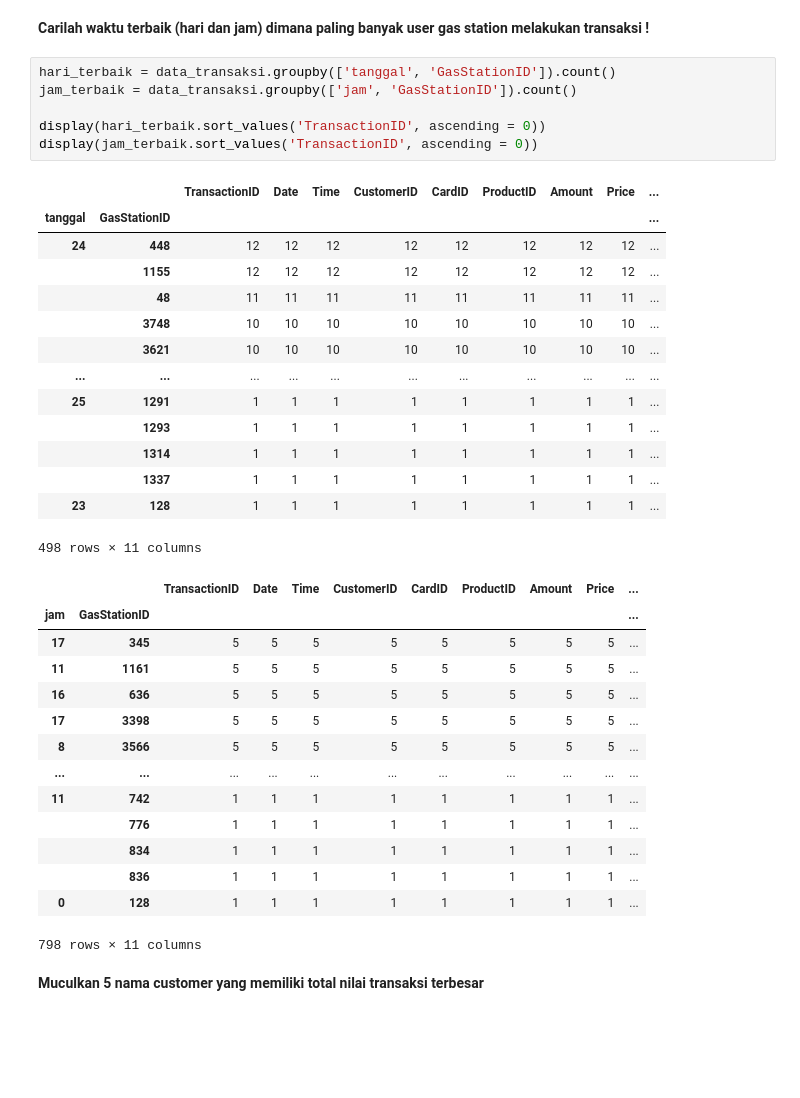
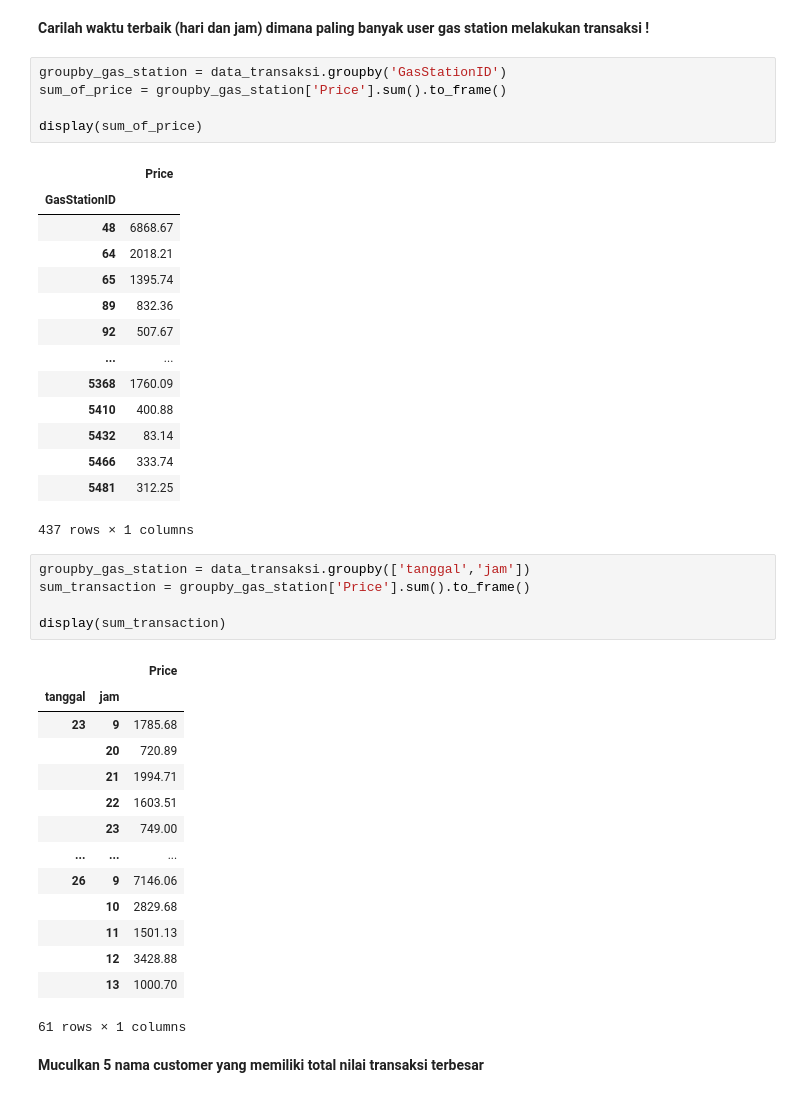
Before and after one commit to adammb86/FGAUNIKOM2021, a Jupyter notebook: Topic 12 - Latihan Pandas.ipynb, the cells around one changed output. Drawn from its saved outputs; the diff is of its cells as text; blank space fills up the shorter version.

```diff
--- a/Topic 12 - Latihan Pandas.ipynb
+++ b/Topic 12 - Latihan Pandas.ipynb
@@ -303,41 +303,46 @@ display(sort_price.head())
 | 360 | 30895 | 5940.01 |
 # %% [markdown]
 <b>Carilah waktu terbaik (hari dan jam) dimana paling banyak user gas station melakukan transaksi !</b>
+# %%
+groupby_gas_station = data_transaksi.groupby('GasStationID')
+sum_of_price = groupby_gas_station['Price'].sum().to_frame()
+
+display(sum_of_price)
+# %% [output]
+|  | Price |
+| GasStationID |  |
+| 48 | 6868.67 |
+| 64 | 2018.21 |
+| 65 | 1395.74 |
+| 89 | 832.36 |
+| 92 | 507.67 |
+| ... | ... |
+| 5368 | 1760.09 |
+| 5410 | 400.88 |
+| 5432 | 83.14 |
+| 5466 | 333.74 |
+| 5481 | 312.25 |
+437 rows × 1 columns
 # %%
-hari_terbaik = data_transaksi.groupby(['tanggal', 'GasStationID']).count()
-jam_terbaik = data_transaksi.groupby(['jam', 'GasStationID']).count()
+groupby_gas_station = data_transaksi.groupby(['tanggal','jam'])
+sum_transaction = groupby_gas_station['Price'].sum().to_frame()
 
-display(hari_terbaik.sort_values('TransactionID', ascending = 0))
-display(jam_terbaik.sort_values('TransactionID', ascending = 0))
+display(sum_transaction)
 # %% [output]
-|  |  | TransactionID | Date | Time | CustomerID | CardID | ProductID | Amount | Price | ... |
-| tanggal | GasStationID |  |  |  |  |  |  |  |  | ... |
-| 24 | 448 | 12 | 12 | 12 | 12 | 12 | 12 | 12 | 12 | ... |
-|  | 1155 | 12 | 12 | 12 | 12 | 12 | 12 | 12 | 12 | ... |
-|  | 48 | 11 | 11 | 11 | 11 | 11 | 11 | 11 | 11 | ... |
-|  | 3748 | 10 | 10 | 10 | 10 | 10 | 10 | 10 | 10 | ... |
-|  | 3621 | 10 | 10 | 10 | 10 | 10 | 10 | 10 | 10 | ... |
-| ... | ... | ... | ... | ... | ... | ... | ... | ... | ... | ... |
-| 25 | 1291 | 1 | 1 | 1 | 1 | 1 | 1 | 1 | 1 | ... |
-|  | 1293 | 1 | 1 | 1 | 1 | 1 | 1 | 1 | 1 | ... |
-|  | 1314 | 1 | 1 | 1 | 1 | 1 | 1 | 1 | 1 | ... |
-|  | 1337 | 1 | 1 | 1 | 1 | 1 | 1 | 1 | 1 | ... |
-| 23 | 128 | 1 | 1 | 1 | 1 | 1 | 1 | 1 | 1 | ... |
+|  |  | Price |
+| tanggal | jam |  |
+| 23 | 9 | 1785.68 |
+|  | 20 | 720.89 |
+|  | 21 | 1994.71 |
+|  | 22 | 1603.51 |
+|  | 23 | 749.00 |
+| ... | ... | ... |
+| 26 | 9 | 7146.06 |
+|  | 10 | 2829.68 |
+|  | 11 | 1501.13 |
+|  | 12 | 3428.88 |
+|  | 13 | 1000.70 |
-498 rows × 11 columns
+61 rows × 1 columns
-|  |  | TransactionID | Date | Time | CustomerID | CardID | ProductID | Amount | Price | ... |
-| jam | GasStationID |  |  |  |  |  |  |  |  | ... |
-| 17 | 345 | 5 | 5 | 5 | 5 | 5 | 5 | 5 | 5 | ... |
-| 11 | 1161 | 5 | 5 | 5 | 5 | 5 | 5 | 5 | 5 | ... |
-| 16 | 636 | 5 | 5 | 5 | 5 | 5 | 5 | 5 | 5 | ... |
-| 17 | 3398 | 5 | 5 | 5 | 5 | 5 | 5 | 5 | 5 | ... |
-| 8 | 3566 | 5 | 5 | 5 | 5 | 5 | 5 | 5 | 5 | ... |
-| ... | ... | ... | ... | ... | ... | ... | ... | ... | ... | ... |
-| 11 | 742 | 1 | 1 | 1 | 1 | 1 | 1 | 1 | 1 | ... |
-|  | 776 | 1 | 1 | 1 | 1 | 1 | 1 | 1 | 1 | ... |
-|  | 834 | 1 | 1 | 1 | 1 | 1 | 1 | 1 | 1 | ... |
-|  | 836 | 1 | 1 | 1 | 1 | 1 | 1 | 1 | 1 | ... |
-| 0 | 128 | 1 | 1 | 1 | 1 | 1 | 1 | 1 | 1 | ... |
-798 rows × 11 columns
 # %% [markdown]
 <b>Muculkan 5 nama customer yang memiliki total nilai transaksi terbesar</b>
 # %%
```
